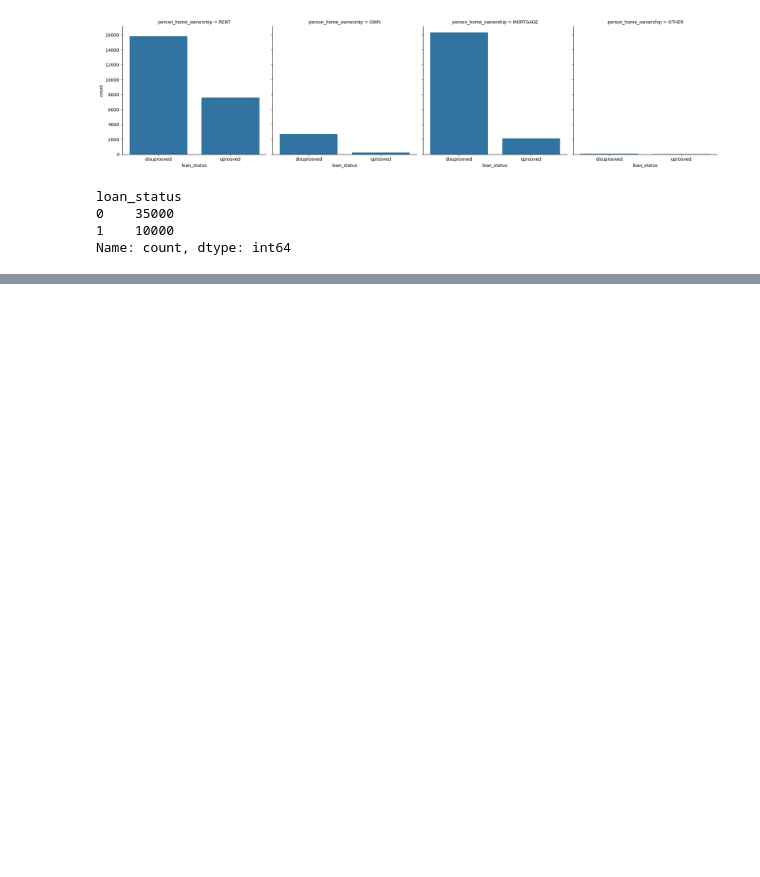
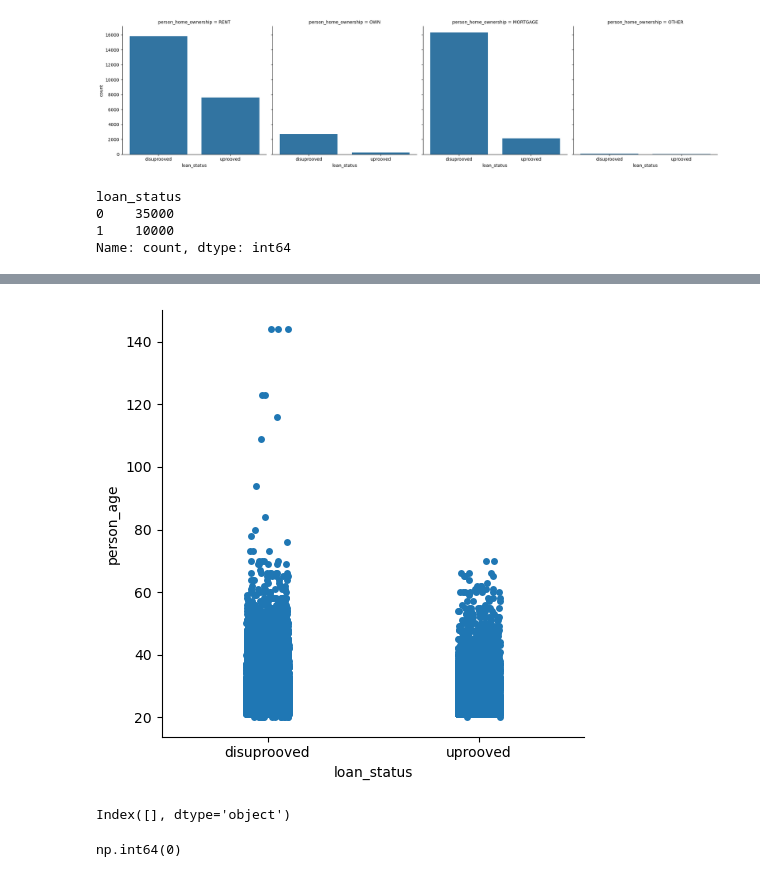
Before and after one commit to trudova/PYtorch_projects_all_inOne, a Jupyter notebook: Proj1_loan_aprooval/exploar_data.ipynb, the cells around one changed output, grey strips where cells are left out. Drawn from its saved outputs; the diff is of its cells as text; code cells hidden in the pictures; blank space fills up the shorter version.

```diff
--- a/Proj1_loan_aprooval/exploar_data.ipynb
+++ b/Proj1_loan_aprooval/exploar_data.ipynb
@@ -76,0 +79,13 @@ plt.xticks([0,1], labels=['disuprooved', 'uprooved']);
+# %%
+sns.catplot(data=df, x='loan_status', y='person_age')
+plt.xticks([0,1], labels=['disuprooved', 'uprooved']);
+# %% [output]
+[figure, added]
+# %%
+df.columns[df.isna().any()]
+# %% [output]
+Index([], dtype='object')
+# %%
+df.isna().any(axis=1).sum()
+# %% [output]
+np.int64(0)
```
Also changed, not shown: parts of 23 cells of this notebook, 2 other files.
